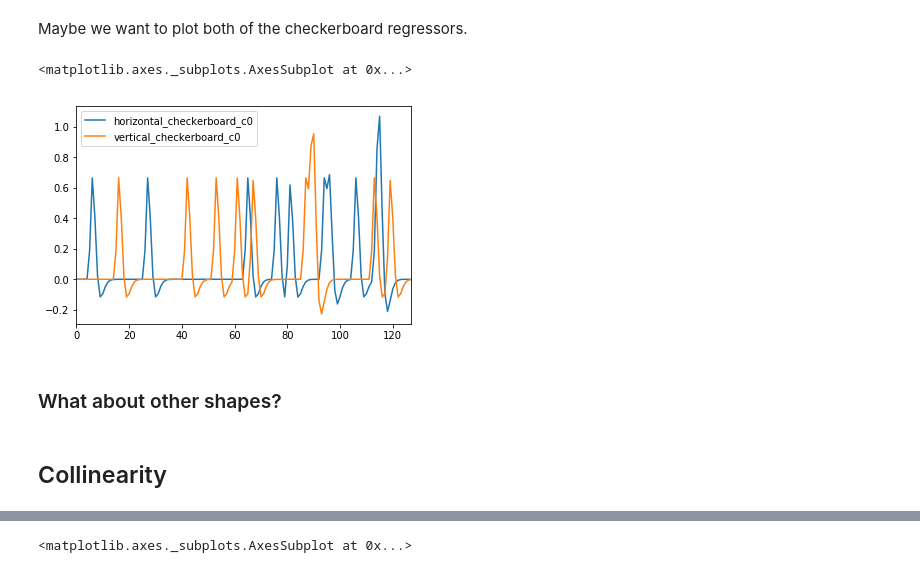
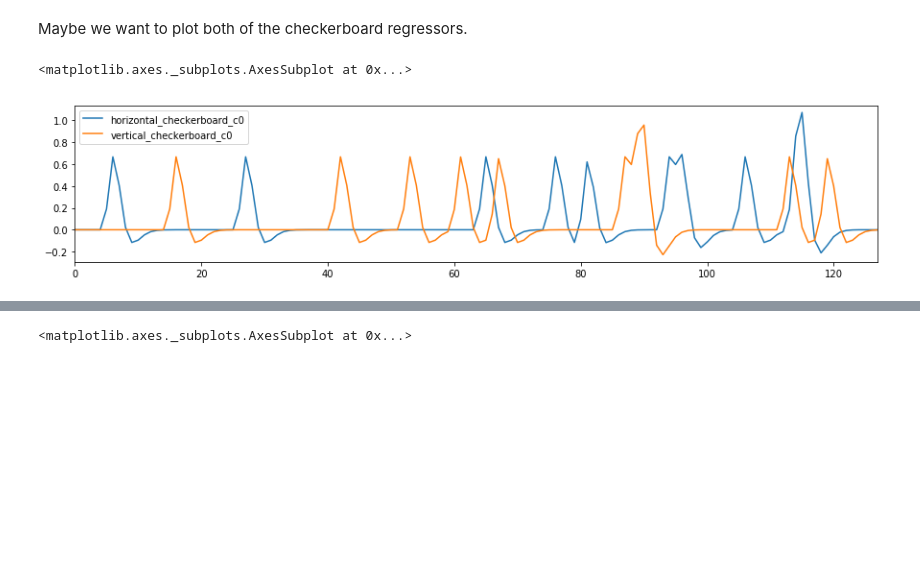
Before and after one commit to ljchang/dartbrains, a Jupyter notebook: content/features/notebooks/10_GLM_Single_Subject_Model.ipynb, the cells around one changed output, grey strips where cells are left out. Drawn from its saved outputs; the diff is of its cells as text; code cells hidden in the pictures; blank space fills up the shorter version.

```diff
--- a/content/features/notebooks/10_GLM_Single_Subject_Model.ipynb
+++ b/content/features/notebooks/10_GLM_Single_Subject_Model.ipynb
@@ -195,11 +98,8 @@ dm_conv['horizontal_checkerboard_c0'].plot()
 # %% [markdown]
 Maybe we want to plot both of the checkerboard regressors.
-# %%
-dm_conv[['horizontal_checkerboard_c0','vertical_checkerboard_c0']].plot()
-# %% [output]
-<matplotlib.axes._subplots.AxesSubplot at 0x...>
-[figure, removed]
-# %% [markdown]
-### What about other shapes?
-# %% [markdown]
-## Collinearity
+# %%
+f,a = plt.subplots(figsize=(15,3))
+dm_conv[['horizontal_checkerboard_c0','vertical_checkerboard_c0']].plot(ax=a)
+# %% [output]
+<matplotlib.axes._subplots.AxesSubplot at 0x...>
+[figure, added]
```
Also changed, not shown: parts of 74 cells of this notebook, 24 other files.
